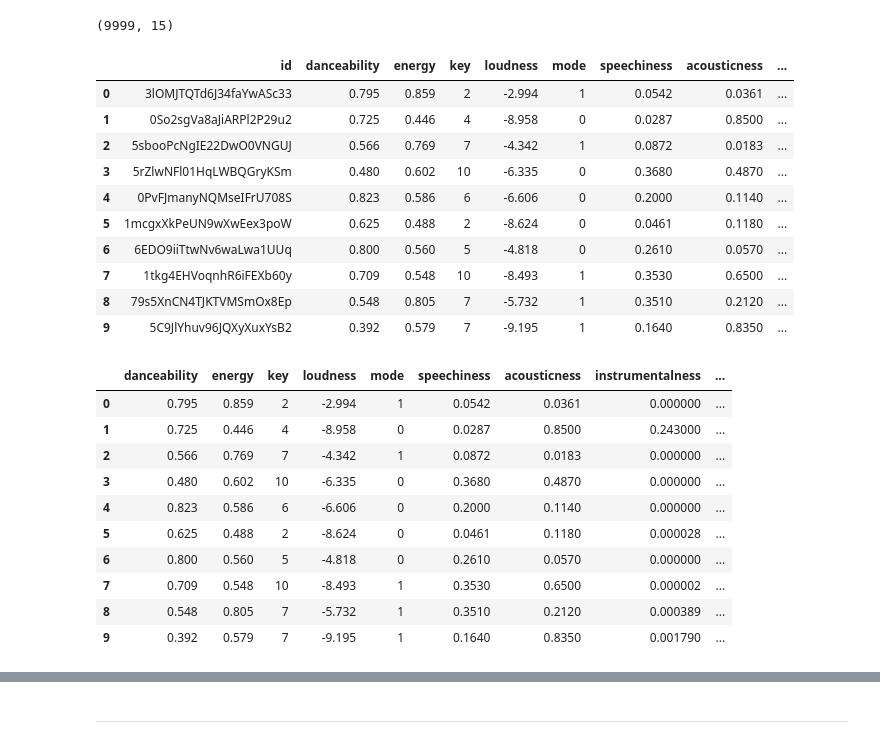
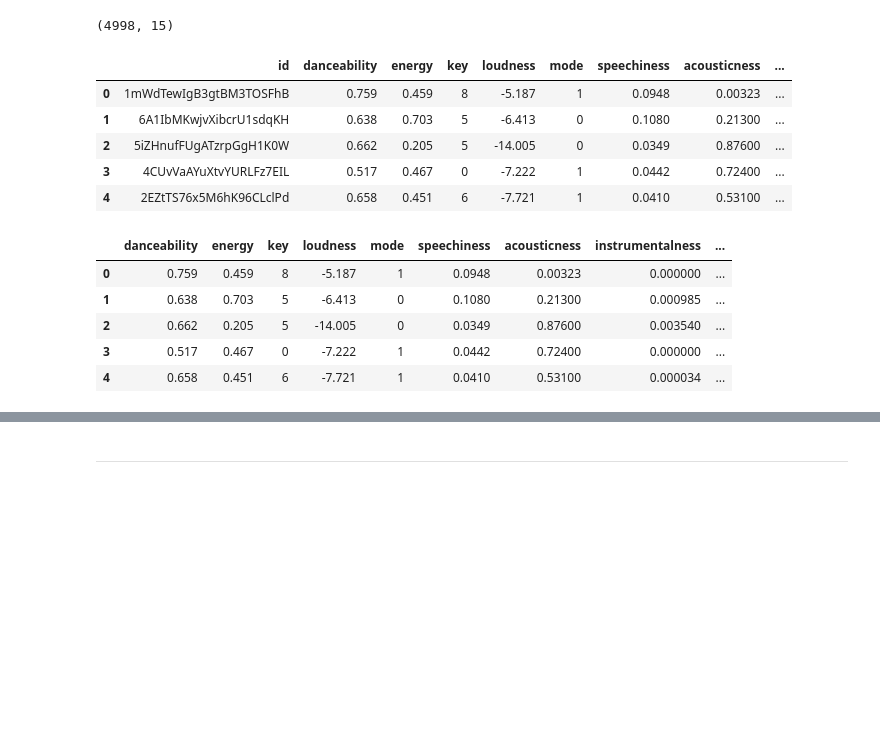
Before and after one commit to quytrungg/Final_Project_CSC14119, a Jupyter notebook: data_modeling/components/tracks_genre_classification.ipynb, the cells around one changed output, grey strips where cells are left out. Saved outputs shown, nothing was run; the diff lists cells and outputs as text; code cells hidden in the pictures; blank space fills up the shorter version.

```diff
--- a/data_modeling/components/tracks_genre_classification.ipynb
+++ b/data_modeling/components/tracks_genre_classification.ipynb
@@ -7,35 +7,26 @@ from sklearn.preprocessing import LabelEncoder, StandardScaler
 from sklearn.model_selection import train_test_split
 # %%
-df = pd.read_csv('../../data/10_genres_audio_features.tsv', delimiter='\t')
+df = pd.read_csv('../../data/5_genres_audio_features.tsv', delimiter='\t')
 df.shape
 # %% [output]
-(9999, 15)
+(4998, 15)
 # %%
-df.head(10)
+df.head(5)
 # %% [output]
 |  | id | danceability | energy | key | loudness | mode | speechiness | acousticness | ... |
-| 0 | 3lOMJTQTd6J34faYwASc33 | 0.795 | 0.859 | 2 | -2.994 | 1 | 0.0542 | 0.0361 | ... |
-| 1 | 0So2sgVa8aJiARPl2P29u2 | 0.725 | 0.446 | 4 | -8.958 | 0 | 0.0287 | 0.8500 | ... |
-| 2 | 5sbooPcNgIE22DwO0VNGUJ | 0.566 | 0.769 | 7 | -4.342 | 1 | 0.0872 | 0.0183 | ... |
-| 3 | 5rZlwNFl01HqLWBQGryKSm | 0.480 | 0.602 | 10 | -6.335 | 0 | 0.3680 | 0.4870 | ... |
-| 4 | 0PvFJmanyNQMseIFrU708S | 0.823 | 0.586 | 6 | -6.606 | 0 | 0.2000 | 0.1140 | ... |
-| 5 | 1mcgxXkPeUN9wXwEex3poW | 0.625 | 0.488 | 2 | -8.624 | 0 | 0.0461 | 0.1180 | ... |
-| 6 | 6EDO9iiTtwNv6waLwa1UUq | 0.800 | 0.560 | 5 | -4.818 | 0 | 0.2610 | 0.0570 | ... |
-| 7 | 1tkg4EHVoqnhR6iFEXb60y | 0.709 | 0.548 | 10 | -8.493 | 1 | 0.3530 | 0.6500 | ... |
-| 8 | 79s5XnCN4TJKTVMSmOx8Ep | 0.548 | 0.805 | 7 | -5.732 | 1 | 0.3510 | 0.2120 | ... |
-| 9 | 5C9JlYhuv96JQXyXuxYsB2 | 0.392 | 0.579 | 7 | -9.195 | 1 | 0.1640 | 0.8350 | ... |
+| 0 | 1mWdTewIgB3gtBM3TOSFhB | 0.759 | 0.459 | 8 | -5.187 | 1 | 0.0948 | 0.00323 | ... |
+| 1 | 6A1IbMKwjvXibcrU1sdqKH | 0.638 | 0.703 | 5 | -6.413 | 0 | 0.1080 | 0.21300 | ... |
+| 2 | 5iZHnufFUgATzrpGgH1K0W | 0.662 | 0.205 | 5 | -14.005 | 0 | 0.0349 | 0.87600 | ... |
+| 3 | 4CUvVaAYuXtvYURLFz7EIL | 0.517 | 0.467 | 0 | -7.222 | 1 | 0.0442 | 0.72400 | ... |
+| 4 | 2EZtTS76x5M6hK96CLclPd | 0.658 | 0.451 | 6 | -7.721 | 1 | 0.0410 | 0.53100 | ... |
 # %%
 raw_data = df.drop(['id'], axis=1)
-raw_data.head(10)
+data = raw_data.drop_duplicates().reset_index(drop=True)
+data.head(5)
 # %% [output]
 |  | danceability | energy | key | loudness | mode | speechiness | acousticness | instrumentalness | ... |
-| 0 | 0.795 | 0.859 | 2 | -2.994 | 1 | 0.0542 | 0.0361 | 0.000000 | ... |
-| 1 | 0.725 | 0.446 | 4 | -8.958 | 0 | 0.0287 | 0.8500 | 0.243000 | ... |
-| 2 | 0.566 | 0.769 | 7 | -4.342 | 1 | 0.0872 | 0.0183 | 0.000000 | ... |
-| 3 | 0.480 | 0.602 | 10 | -6.335 | 0 | 0.3680 | 0.4870 | 0.000000 | ... |
-| 4 | 0.823 | 0.586 | 6 | -6.606 | 0 | 0.2000 | 0.1140 | 0.000000 | ... |
-| 5 | 0.625 | 0.488 | 2 | -8.624 | 0 | 0.0461 | 0.1180 | 0.000028 | ... |
-| 6 | 0.800 | 0.560 | 5 | -4.818 | 0 | 0.2610 | 0.0570 | 0.000000 | ... |
-| 7 | 0.709 | 0.548 | 10 | -8.493 | 1 | 0.3530 | 0.6500 | 0.000002 | ... |
-| 8 | 0.548 | 0.805 | 7 | -5.732 | 1 | 0.3510 | 0.2120 | 0.000389 | ... |
-| 9 | 0.392 | 0.579 | 7 | -9.195 | 1 | 0.1640 | 0.8350 | 0.001790 | ... |
+| 0 | 0.759 | 0.459 | 8 | -5.187 | 1 | 0.0948 | 0.00323 | 0.000000 | ... |
+| 1 | 0.638 | 0.703 | 5 | -6.413 | 0 | 0.1080 | 0.21300 | 0.000985 | ... |
+| 2 | 0.662 | 0.205 | 5 | -14.005 | 0 | 0.0349 | 0.87600 | 0.003540 | ... |
+| 3 | 0.517 | 0.467 | 0 | -7.222 | 1 | 0.0442 | 0.72400 | 0.000000 | ... |
+| 4 | 0.658 | 0.451 | 6 | -7.721 | 1 | 0.0410 | 0.53100 | 0.000034 | ... |
```
Also changed, not shown: parts of 24 cells of this notebook, 3 other files.
